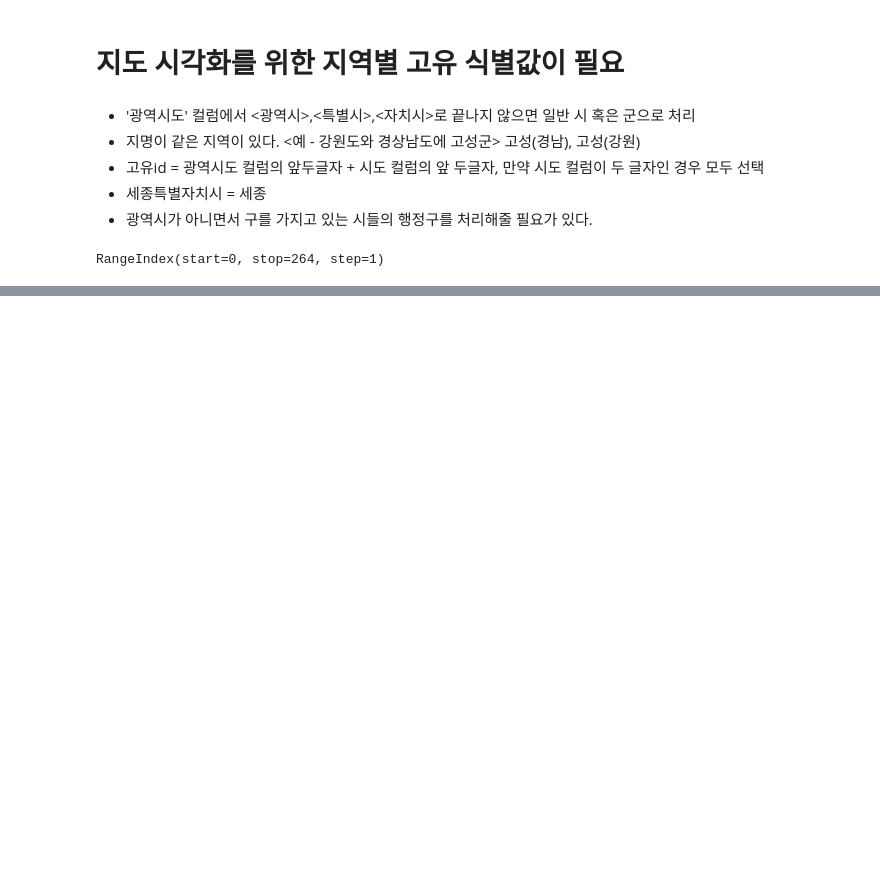
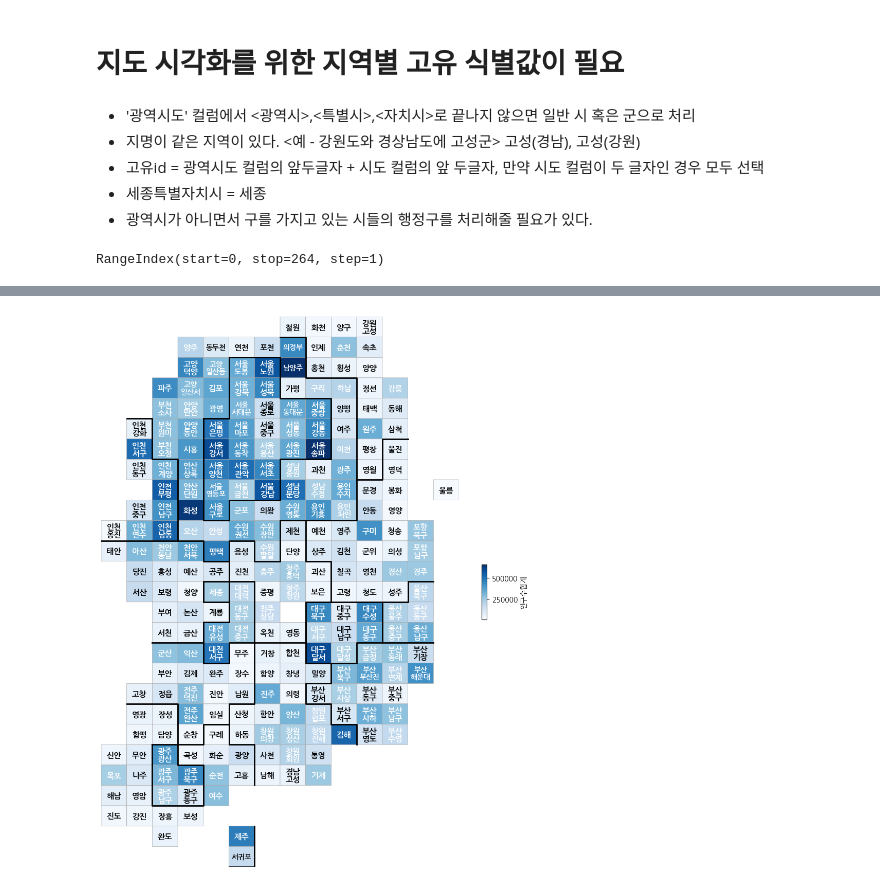
Before and after one commit to fightmeat/Machine_Leaning, a Jupyter notebook: 18_대한민국_유령_도시_분석.ipynb, the cells around one changed output, grey strips where cells are left out. Saved outputs shown, nothing was run; the diff lists cells and outputs as text; code cells hidden in the pictures; blank space fills up the shorter version.

```diff
--- a/18_대한민국_유령_도시_분석.ipynb
+++ b/18_대한민국_유령_도시_분석.ipynb
@@ -470,0 +762,7 @@ for n in pop.index:
+# %%
+drop_data = list(set(pop['ID'].unique()) - set(draw_korea['ID'].unique()))
+
+for data in drop_data:
+  pop = pop.drop(pop[pop['ID'] == data].index)
+
+print(set(pop['ID'].unique())- set(draw_korea['ID'].unique()))
@@ -470,0 +782,3 @@ for n in pop.index:
+# %%
+pop = pd.merge(pop, draw_korea, on =['ID'], how='left')
+pop.head(10)
@@ -470,0 +902,4 @@ for n in pop.index:
+# %%
+drawKorea('인구수합계', pop, 'Blues')
+# %% [output]
+[figure, added]
```
Also changed, not shown: parts of 45 cells of this notebook.
